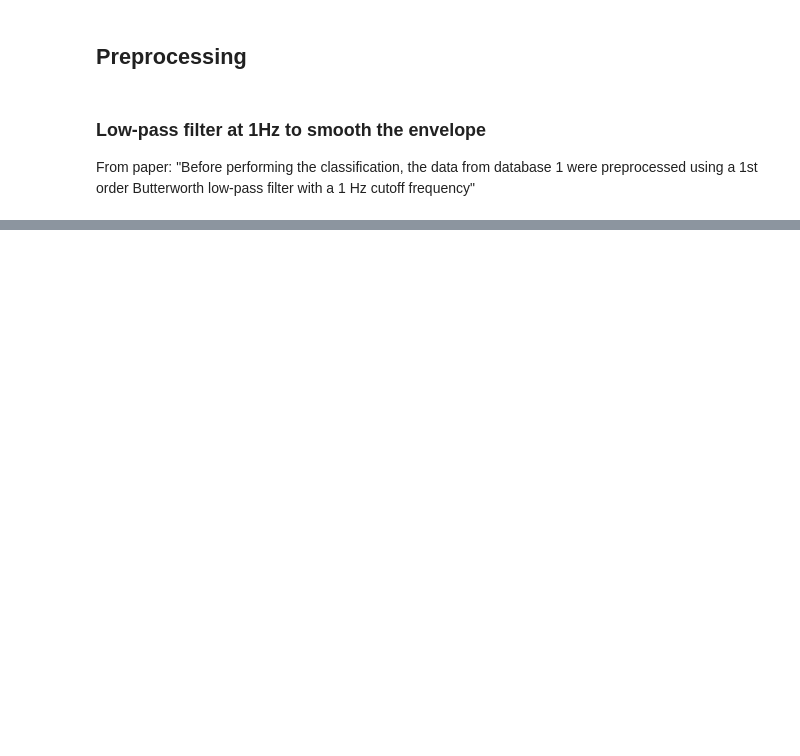
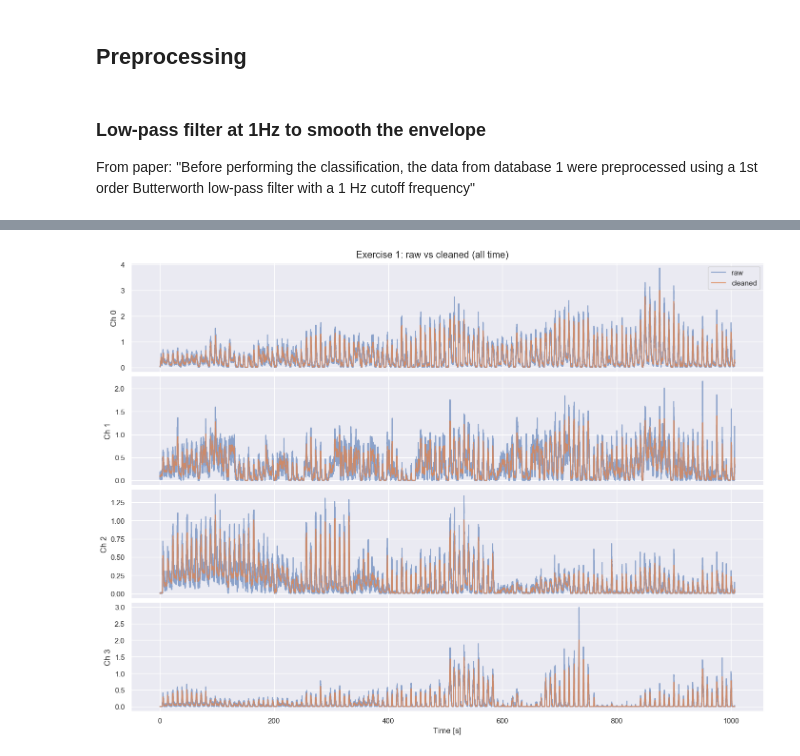
Before and after one commit to spbui00/NX-421-project, a Jupyter notebook: project_2_RB.ipynb, the cells around one changed output, grey strips where cells are left out. Saved outputs shown, nothing was run; the diff lists cells and outputs as text; code cells hidden in the pictures; blank space fills up the shorter version.

```diff
--- a/project_2_RB.ipynb
+++ b/project_2_RB.ipynb
@@ -172,0 +192,24 @@ Processed data saved to /Users/bui/code/NX-421-project/output/emg/s2/s2_ex1_proc
+# %%
+# Overlay raw vs cleaned (all time, first 4 channels)
+raw_path = Path(EMG_DIR) / 's2' / 's2_ex1_raw.npz'
+proc_path = Path(EMG_OUTPUT_DIR) / 's2' / 's2_ex1_processed.npz'
+raw = np.load(raw_path)
+proc = np.load(proc_path)
+emg_raw = raw['emg']
+emg_clean = proc['emg']
+fs = float(raw['fs'])
+span = emg_raw.shape[0]  # Plot all samples
+channels_to_plot = min(4, emg_raw.shape[1])
+t = np.arange(span) / fs
+
+fig, axes = plt.subplots(channels_to_plot, 1, figsize=(14, 10), sharex=True, constrained_layout=True)
+for i in range(channels_to_plot):
+    axes[i].plot(t, emg_raw[:span, i], label='raw', alpha=0.6)
+    axes[i].plot(t, emg_clean[:span, i], label='cleaned', alpha=0.8)
+    axes[i].set_ylabel(f'Ch {i}')
+axes[-1].set_xlabel('Time [s]')
+axes[0].legend()
+fig.suptitle('Exercise 1: raw vs cleaned (all time)', y=1.02)
+plt.show()
+# %% [output]
+[figure, added]
```
Also changed, not shown: parts of 17 cells of this notebook, 1 other file.
